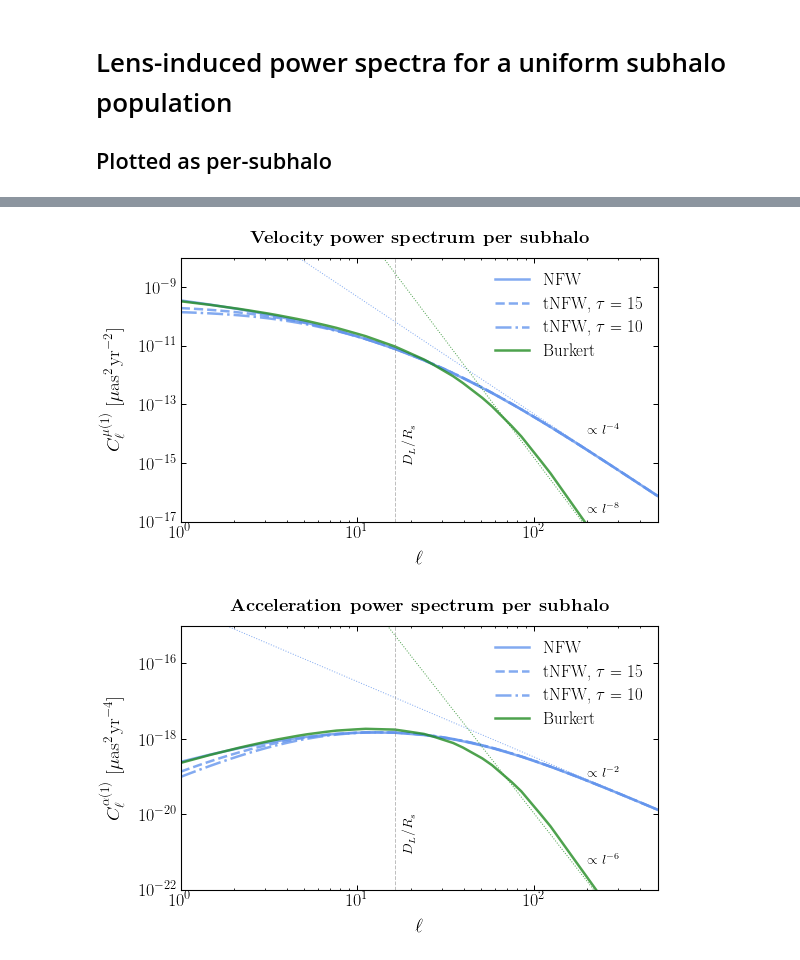
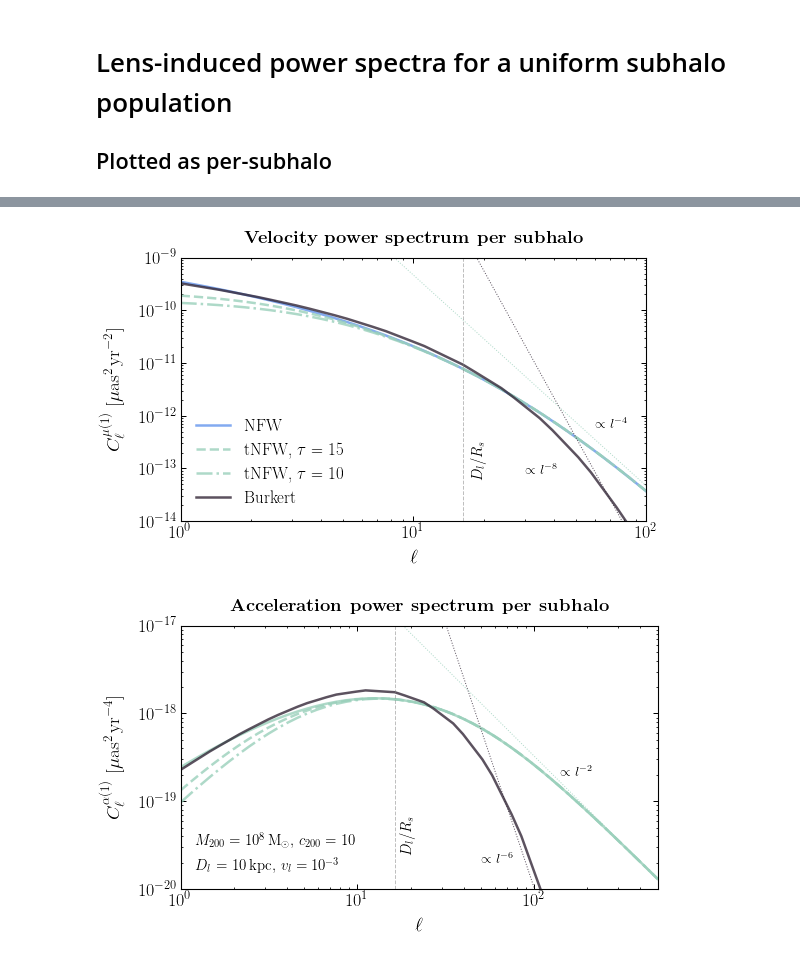
Before and after one commit to smsharma/astrometry-lensing-correlations, a Jupyter notebook: theory/notebooks/01_individual.ipynb, the cells around one changed output, grey strips where cells are left out. Drawn from its saved outputs; the diff is of its cells as text; code cells hidden in the pictures.

```diff
--- a/theory/notebooks/01_individual.ipynb
+++ b/theory/notebooks/01_individual.ipynb
@@ -38,8 +38,8 @@ params = {'text.usetex': True,
           'axes.titlepad':10,
           'axes.linewidth':1.1,
           'axes.labelpad':10,
-          'axes.prop_cycle': cycler('color', palettable.cartocolors.qualitative.Bold_10.hex_colors) +
-                            cycler(alpha=10*[.7]),
+          'axes.prop_cycle': cycler('color', palettable.wesanderson.FantasticFox2_5_r.hex_colors) +
+                            cycler(alpha=5*[1.]),
           'lines.linewidth':2.5,
           'xtick.labelsize':18,
           'ytick.labelsize':18,
@@ -60,7 +60,9 @@ pylab.rcParams.update(params)
 # %%
 pspec = PowerSpectra(precompute=['NFW', 'Burk'])
 # %%
-plots_dir = "/Users/smsharma/Dropbox/Projects/LensPowerSpectra/LensPower/draft/plots/"
+plots_dir = "/Users/smsharma/Dropbox/Projects/LensPowerSpectra/Draft/plots/"
+cols = palettable.wesanderson.FantasticFox2_5.hex_colors
+save_figs = True
 # %% [markdown]
 # Lens-induced power spectra for a uniform subhalo population
 ## Plotted as per-subhalo
@@ -150,78 +156,84 @@ plt.savefig(plots_dir + "alpha_single_1.pdf")
 # %%
 plt.figure(figsize=(8,5))
 
 plt.plot(l_ary, Cl_NFW_ary, label="NFW", alpha=0.8, c='cornflowerblue')
-plt.plot(l_ary, Cl_tNFW_ary, label="tNFW, $\\tau = 15$", alpha=0.8, ls='--', c='cornflowerblue')
-plt.plot(l_ary, Cl_tNFW2_ary, label="tNFW, $\\tau = 10$", alpha=0.8, ls='-.', c='cornflowerblue')
-plt.plot(l_ary, Cl_Burk_ary, label="Burkert", alpha=0.8,c='forestgreen')
+plt.plot(l_ary, Cl_tNFW_ary, label="tNFW, $\\tau = 15$", alpha=0.8, ls='--', c=cols[2])
+plt.plot(l_ary, Cl_tNFW2_ary, label="tNFW, $\\tau = 10$", alpha=0.8, ls='-.', c=cols[2])
+plt.plot(l_ary, Cl_Burk_ary, label="Burkert", alpha=0.8,c=cols[3])
 
 n = 4
-plt.plot(l_ary, (1/l_ary**n)*Cl_NFW_ary[-1]/(1/(l_ary**n)[-1]), lw=1, alpha=0.8, ls='dotted', c='cornflowerblue')
+plt.plot(l_ary, (1/l_ary**n)*Cl_NFW_ary[-1]/(1/(l_ary**n)[-1]), lw=1, alpha=0.8, ls='dotted', c=cols[2])
 
 n = 8
 l_base = 2000
 fac = pspec.Cl_Burk(M0, Dl, v, l_base)/(1e-6*asctorad/Year)**2/(1/(l_base**n))
-plt.plot(l_ary, (1/l_ary**n)*fac, lw=1, alpha=0.8, ls='dotted',c='forestgreen')
+plt.plot(l_ary, (1/l_ary**n)*fac, lw=1, alpha=0.8, ls='dotted',c=cols[3])
 
-plt.text(200, 1e-14,'$\propto l^{-4}$', fontsize=14)
-plt.text(200, 2e-17,'$\propto l^{-8}$', fontsize=14)
+plt.text(60, 6e-13,'$\propto l^{-4}$', fontsize=14)
+plt.text(30, 8e-14,'$\propto l^{-8}$', fontsize=14)
 
 plt.axvline(1/(pspec.get_rs_rhos_NFW(M0)[0]/Dl), c='grey', lw=1, alpha=0.5, ls='--')
-plt.text((1/(pspec.get_rs_rhos_NFW(M0)[0]/Dl)) + 1.5,1e-15,'$D_L/R_s$',rotation=90, fontsize=14)
+plt.text((1/(pspec.get_rs_rhos_NFW(M0)[0]/Dl)) + 1.5, 2e-13,'$D_l/R_s$',rotation=90, fontsize=15)
 
 plt.xscale("log")
 plt.yscale("log")
 plt.xlabel("$\ell$")
 plt.ylabel("$C_\ell^{\mu (1)}$ [$\mu$as$^2$\,yr$^{-2}$]")
 
 
-plt.xlim(l_min, 500)
-plt.ylim(1e-17,1e-8)
+plt.xlim(l_min, 100)
+plt.ylim(1e-14,1e-9)
 
 plt.title('\\textbf{Velocity power spectrum per subhalo}', fontsize=18.5, y=1.02)
 
-plt.legend(frameon=False)
+plt.legend(frameon=False, loc='lower left')
 
 plt.tight_layout()
-plt.savefig(plots_dir + "mu_single_2.pdf")
+
+if save_figs:
+    plt.savefig(plots_dir + "mu_single_2.pdf")
 # %% [output]
-[figure, old version]
+[figure, new version]
 # %%
 plt.figure(figsize=(8,5))
 
-plt.plot(l_ary, pref*Cl_NFW_ary, label="NFW", alpha=0.8, c='cornflowerblue')
-plt.plot(l_ary, pref*Cl_tNFW_ary, label="tNFW, $\\tau = 15$", alpha=0.8, ls='--', c='cornflowerblue')
-plt.plot(l_ary, pref*Cl_tNFW2_ary, label="tNFW, $\\tau = 10$", alpha=0.8, ls='-.', c='cornflowerblue')
-plt.plot(l_ary, pref*Cl_Burk_ary, label="Burkert", alpha=0.8,c='forestgreen')
+plt.plot(l_ary, pref*Cl_NFW_ary, label="NFW", alpha=0.8, c=cols[2])
+plt.plot(l_ary, pref*Cl_tNFW_ary, label="tNFW, $\\tau = 15$", alpha=0.8, ls='--', c=cols[2])
+plt.plot(l_ary, pref*Cl_tNFW2_ary, label="tNFW, $\\tau = 10$", alpha=0.8, ls='-.', c=cols[2])
+plt.plot(l_ary, pref*Cl_Burk_ary, label="Burkert", alpha=0.8,c=cols[3])
 
 n = 4 # is actually n + 2
-plt.plot(l_ary, (1/l_ary**n)*pref*Cl_NFW_ary[-1]/(1/(l_ary**n)[-1]), lw=1, alpha=0.8, ls='dotted', c='cornflowerblue')
+plt.plot(l_ary, (1/l_ary**n)*pref*Cl_NFW_ary[-1]/(1/(l_ary**n)[-1]), lw=1, alpha=0.8, ls='dotted', c=cols[2])
 
 n = 8 # is actually n + 2
 l_base = 2000
 fac = pref*pspec.Cl_Burk(M0, Dl, v, l_base)/(1e-6*asctorad/Year)**2/(1/(l_base**n))
-plt.plot(l_ary, (1/l_ary**n)*fac, lw=1, alpha=0.8, ls='dotted',c='forestgreen')
+plt.plot(l_ary, (1/l_ary**n)*fac, lw=1, alpha=0.8, ls='dotted',c=cols[3])
 
-plt.text(200, 1e-19,'$\propto l^{-2}$', fontsize=14)
-plt.text(200, 5e-22,'$\propto l^{-6}$', fontsize=14)
+plt.text(140, 2e-19,'$\propto l^{-2}$', fontsize=14)
+plt.text(50, 2e-20,'$\propto l^{-6}$', fontsize=14)
 
 plt.axvline(1/(pspec.get_rs_rhos_NFW(M0)[0]/Dl), c='grey', lw=1, alpha=0.5, ls='--')
-plt.text((1/(pspec.get_rs_rhos_NFW(M0)[0]/Dl)) + 1.5,1e-21,'$D_L/R_s$',rotation=90, fontsize=14)
+plt.text((1/(pspec.get_rs_rhos_NFW(M0)[0]/Dl)) + 1.5, 5e-20,'$D_l/R_s$',rotation=90, fontsize=15)
 
 plt.xscale("log")
 plt.yscale("log")
 plt.xlabel("$\ell$")
 plt.ylabel("$C_\ell^{\\alpha (1)}$ [$\mu$as$^2$\,yr$^{-4}$]")
 
+plt.text(1.2, 3.05e-20,'$M_{200} = 10^8\,$M$_\odot$, $c_{200}=10$', fontsize=15)
+plt.text(1.2, 1.55e-20,'$D_l$ = 10\,kpc, $v_l=10^{-3}$', fontsize=15)
 
 plt.xlim(l_min, 500)
-plt.ylim(1e-22,1e-15)
+plt.ylim(1e-20,1e-17)
 
 plt.title('\\textbf{Acceleration power spectrum per subhalo}', fontsize=18.5, y=1.02)
 
-plt.legend(frameon=False)
+# plt.legend(frameon=False)
 
 plt.tight_layout()
-plt.savefig(plots_dir + "alpha_single_2.pdf")
+
+if save_figs:
+    plt.savefig(plots_dir + "alpha_single_2.pdf")
 # %% [output]
-[figure, old version]
+[figure, new version]
```
Also changed, not shown: parts of 2 cells of this notebook, 5 other files.
